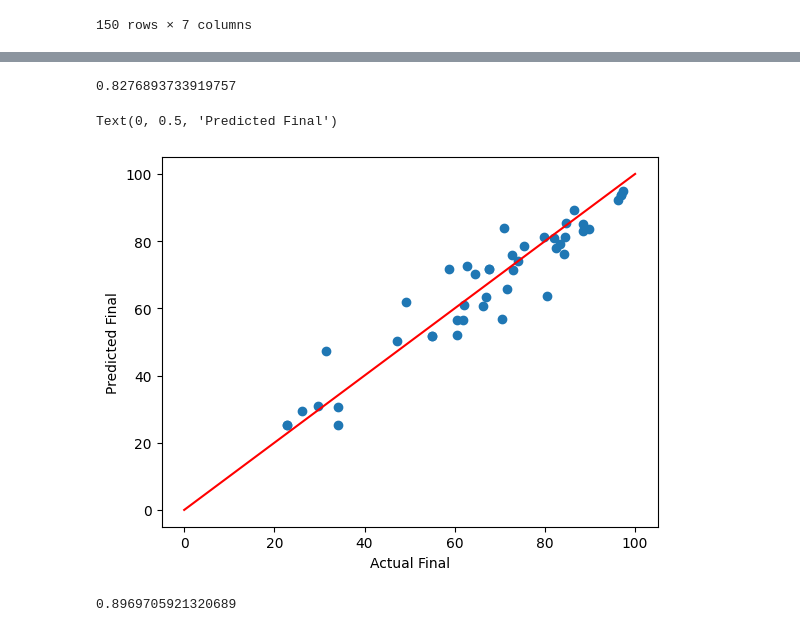
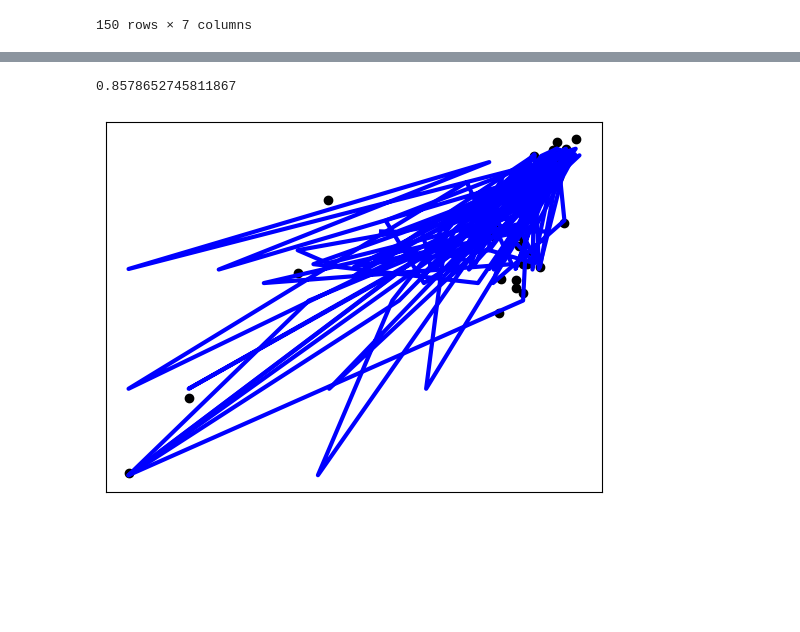
Before and after one commit to Wushington/AI-Research-Project, a Jupyter notebook: sklearn.ipynb, the cells around one changed output, grey strips where cells are left out. Cells and saved outputs as stored; diff of their text form; code cells hidden in the pictures; blank space fills up the shorter version.

```diff
--- a/sklearn.ipynb
+++ b/sklearn.ipynb
@@ -58,5 +24,0 @@ Name: Final, Length: 150, dtype: float64
-# %%
-x_train, x_test, y_train, y_test = train_test_split(x, y, test_size=0.3, random_state=42)
-
-lr = linear_model.LinearRegression()
-lr.fit(x_train, y_train)
@@ -102,18 +25,13 @@ Text(0, 0.5, 'Predicted Final')
-# %%
-r2_score(y_train, y_pred_train)
-# %% [output]
-0.8276893733919757
-# %%
-y_pred_test = lr.predict(x_test)
-
-plt.scatter(y_test, y_pred_test)
-plt.plot([0, 100], [0, 100], color='r')
-plt.xlabel('Actual Final')
-plt.ylabel('Predicted Final')
-# %% [output]
-Text(0, 0.5, 'Predicted Final')
-[figure, removed]
 # %%
-r2_score(y_test, y_pred_test)
+r2_score(y_test, y_pred)
 # %% [output]
-0.8969705921320689
+0.8578652745811867
+# %%
+plt.scatter(x_test['Homework'], y_test, color='black')
+plt.plot(x_test, y_pred, color='blue', linewidth=3)
+
+plt.xticks(())
+plt.yticks(())
+plt.show()
+# %% [output]
+[figure, added]
```
Also changed, not shown: parts of 7 cells of this notebook.
